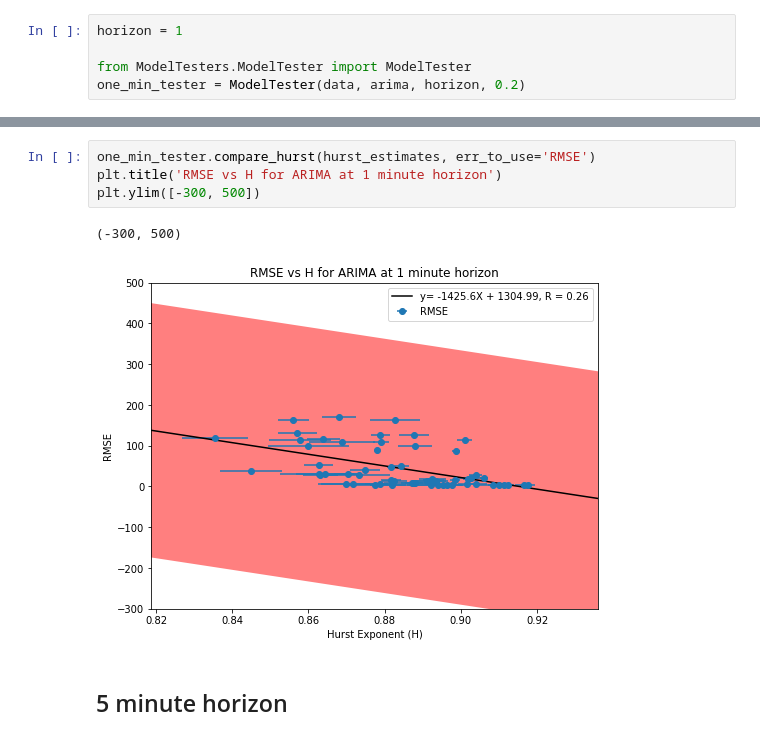
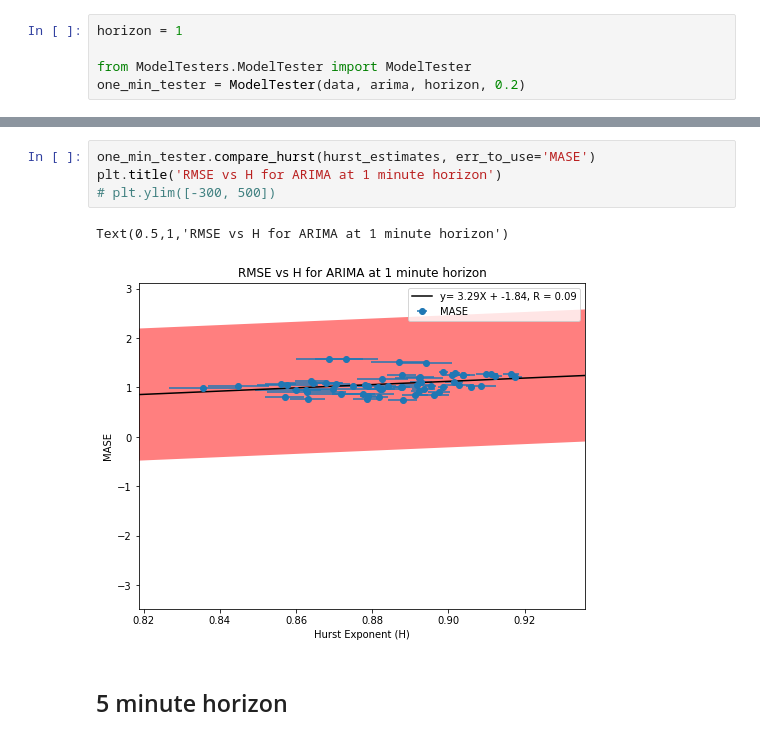
Before and after one commit to sachaBD/engg4802, a Jupyter notebook: Auto Arima.ipynb, the cells around one changed output, grey strips where cells are left out. Cells and saved outputs as stored; diff of their text form.

```diff
--- a/Auto Arima.ipynb
+++ b/Auto Arima.ipynb
@@ -269,10 +294,10 @@ one_min_tester.errors.head()
 # %%
-one_min_tester.compare_hurst(hurst_estimates, err_to_use='RMSE')
+one_min_tester.compare_hurst(hurst_estimates, err_to_use='MASE')
 plt.title('RMSE vs H for ARIMA at 1 minute horizon')
-plt.ylim([-300, 500])
+# plt.ylim([-300, 500])
 # %% [output]
-(-300, 500)
+Text(0.5,1,'RMSE vs H for ARIMA at 1 minute horizon')
-[figure, old version]
+[figure, new version]
 # %% [markdown]
 ## 5 minute horizon
 # %%
```
Also changed, not shown: parts of 8 cells of this notebook, 5 other files.
